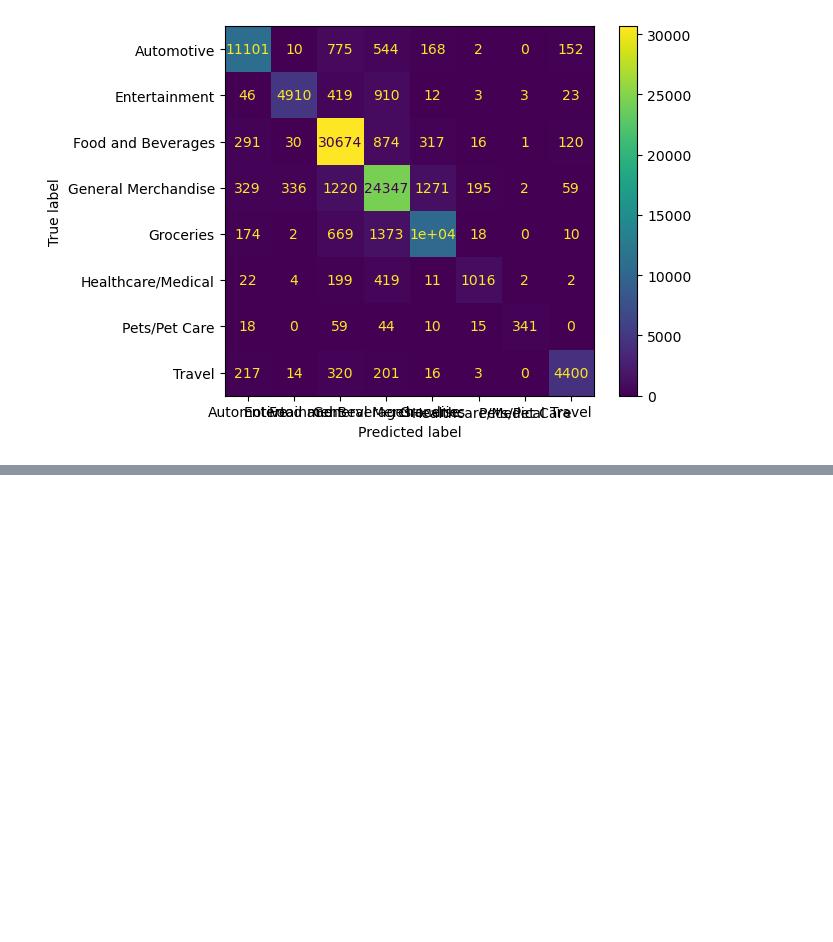
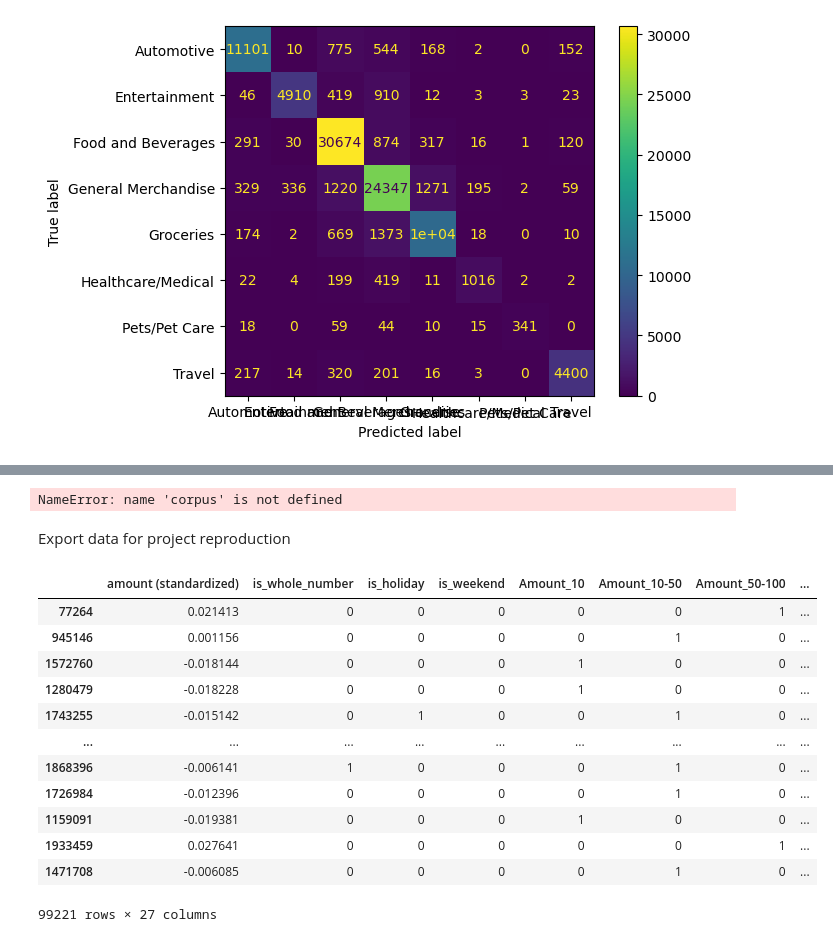
Before and after one commit to DSC180A/transaction_categorization, a Jupyter notebook: notebook/final-model.ipynb, the cells around one changed output, grey strips where cells are left out. Saved outputs shown, nothing was run; the diff lists cells and outputs as text; code cells hidden in the pictures; blank space fills up the shorter version.

Commit message:
update notebook and add test folder

```diff
--- a/notebook/final-model.ipynb
+++ b/notebook/final-model.ipynb
@@ -533,3 +527,9 @@ NameError: name 'corpus' is not defined
+# %%
+X = vectorizer.fit_transform(corpus)
+# %% [output]
+NameError: name 'corpus' is not defined
+# %% [markdown]
+Export data for project reproduction
 # %%
 import pickle as pkl
 
@@ -536,0 +539,18 @@ pkl.dump(model,open("model.pkl", "wb"))
+# %%
+X_train, X_test, y_train, y_test = train_test_split(X, y, test_size=0.2, random_state=42)
+# %%
+X_test
+# %% [output]
+|  | amount (standardized) | is_whole_number | is_holiday | is_weekend | Amount_10 | Amount_10-50 | Amount_50-100 | ... |
+| 77264 | 0.021413 | 0 | 0 | 0 | 0 | 0 | 1 | ... |
+| 945146 | 0.001156 | 0 | 0 | 0 | 0 | 1 | 0 | ... |
+| 1572760 | -0.018144 | 0 | 0 | 0 | 1 | 0 | 0 | ... |
+| 1280479 | -0.018228 | 0 | 0 | 0 | 1 | 0 | 0 | ... |
+| 1743255 | -0.015142 | 0 | 1 | 0 | 0 | 1 | 0 | ... |
+| ... | ... | ... | ... | ... | ... | ... | ... | ... |
+| 1868396 | -0.006141 | 1 | 0 | 0 | 0 | 1 | 0 | ... |
+| 1726984 | -0.012396 | 0 | 0 | 0 | 0 | 1 | 0 | ... |
+| 1159091 | -0.019381 | 0 | 0 | 0 | 1 | 0 | 0 | ... |
+| 1933459 | 0.027641 | 0 | 0 | 0 | 0 | 0 | 1 | ... |
+| 1471708 | -0.006085 | 0 | 0 | 0 | 0 | 1 | 0 | ... |
+99221 rows × 27 columns
```
Also changed, not shown: parts of 15 cells of this notebook, 5 other files.
